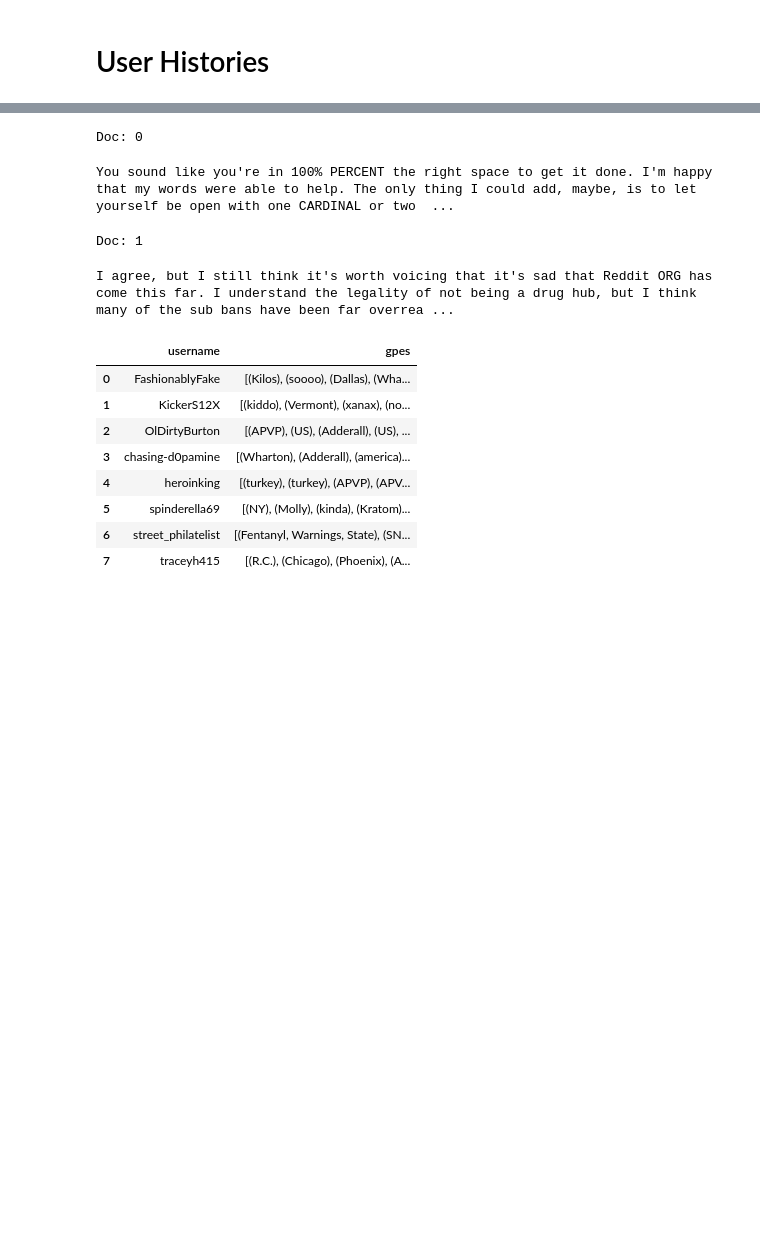
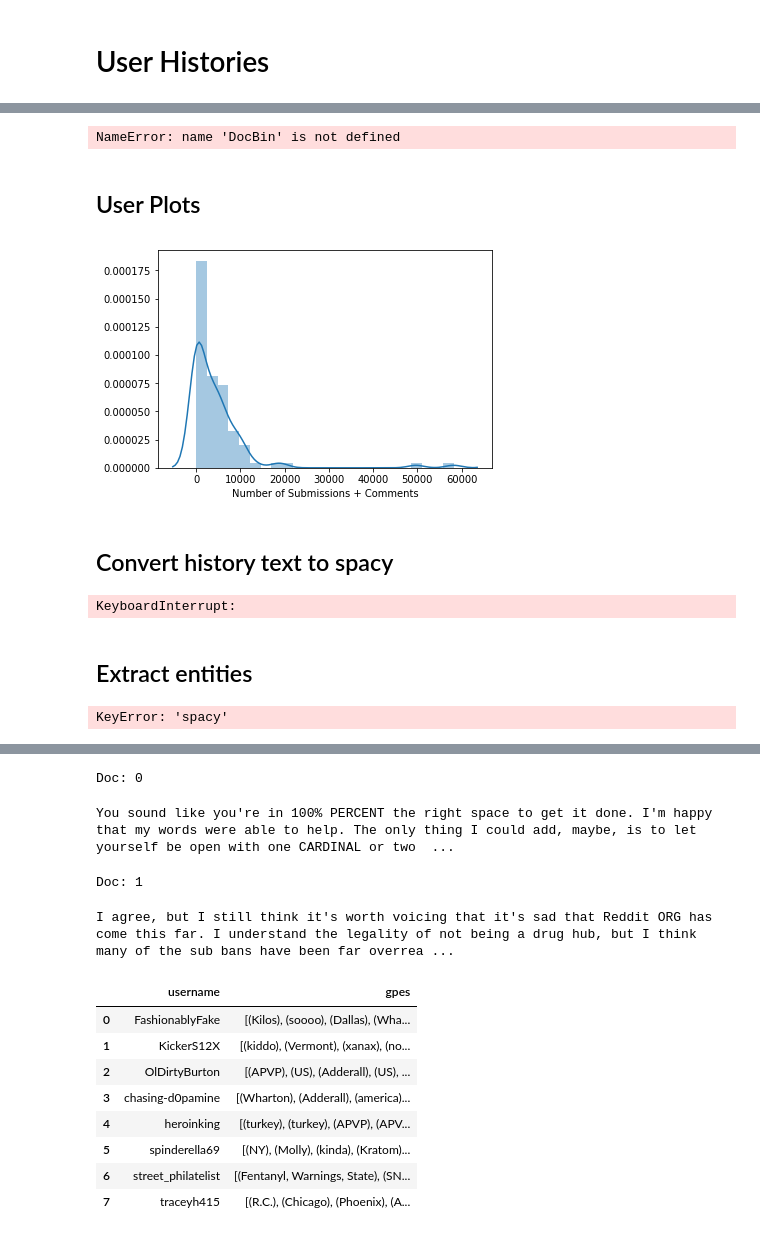
Before and after one commit to akilby/drug_pricing, a Jupyter notebook: explore.ipynb, the cells around one changed output, grey strips where cells are left out. Saved outputs shown, nothing was run; the diff lists cells and outputs as text; code cells hidden in the pictures; blank space fills up the shorter version.

Commit message:
added spacy processing

```diff
--- a/explore.ipynb
+++ b/explore.ipynb
@@ -23,2 +75,5 @@ nlp = spacy.load("en_core_web_sm")
+# %%
+# read in top n posting histories
+hist_df = pd.read_csv("data/histories.csv")
 # %% [markdown]
 # User Histories
@@ -177,0 +93,4 @@ plt.show()
+# %%
+sp = disk_to_spacy("test_sp.sp")
+# %% [output]
+NameError: name 'DocBin' is not defined
@@ -177,0 +99,19 @@ plt.show()
+# %% [markdown]
+## User Plots
+# %%
+user_counts = hist_df.groupby("username").count().sort_values("id").reset_index()
+ax = sns.distplot(user_counts["id"].tolist())
+ax.set(xlabel="Number of Submissions + Comments")
+plt.show()
+# %% [output]
+[figure, added]
+# %% [markdown]
+## Convert history text to spacy
+# %%
+# convert text to spacy docs
+text_docs = [t for t in hist_df["text"].tolist() if type(t) == str]
+spacy_docs = []
+for t in tqdm(text_docs):
+    spacy_docs.append(nlp(t))
+# %% [output]
+KeyboardInterrupt:
@@ -177,0 +121,8 @@ plt.show()
+# %% [markdown]
+## Extract entities
+# %%
+ents_df = hist_df
+ents_df["ents"] = ents_df["spacy"].apply(lambda sp: list(sp.ents) if len(sp.ents) > 0 else None)
+ents_df = ents_df.dropna()
+# %% [output]
+KeyError: 'spacy'
```
Also changed, not shown: parts of 60 cells of this notebook, 3 other files.
